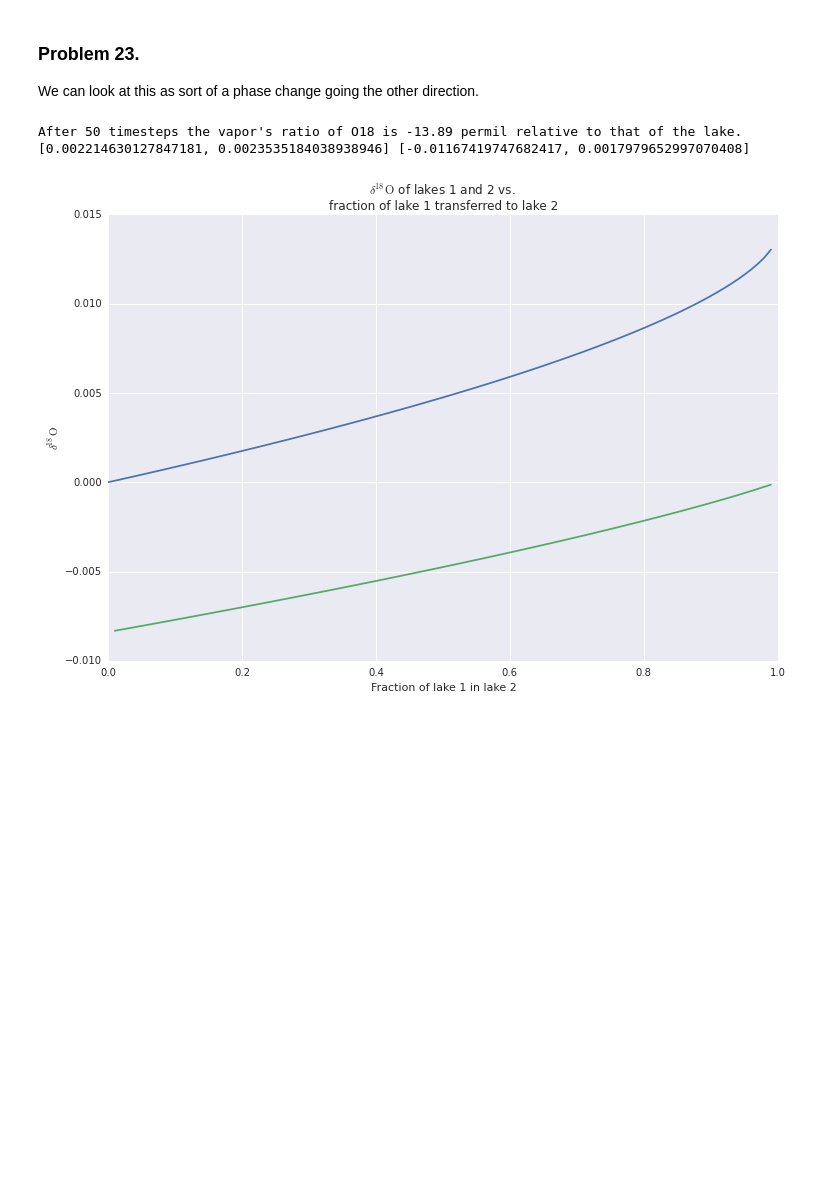
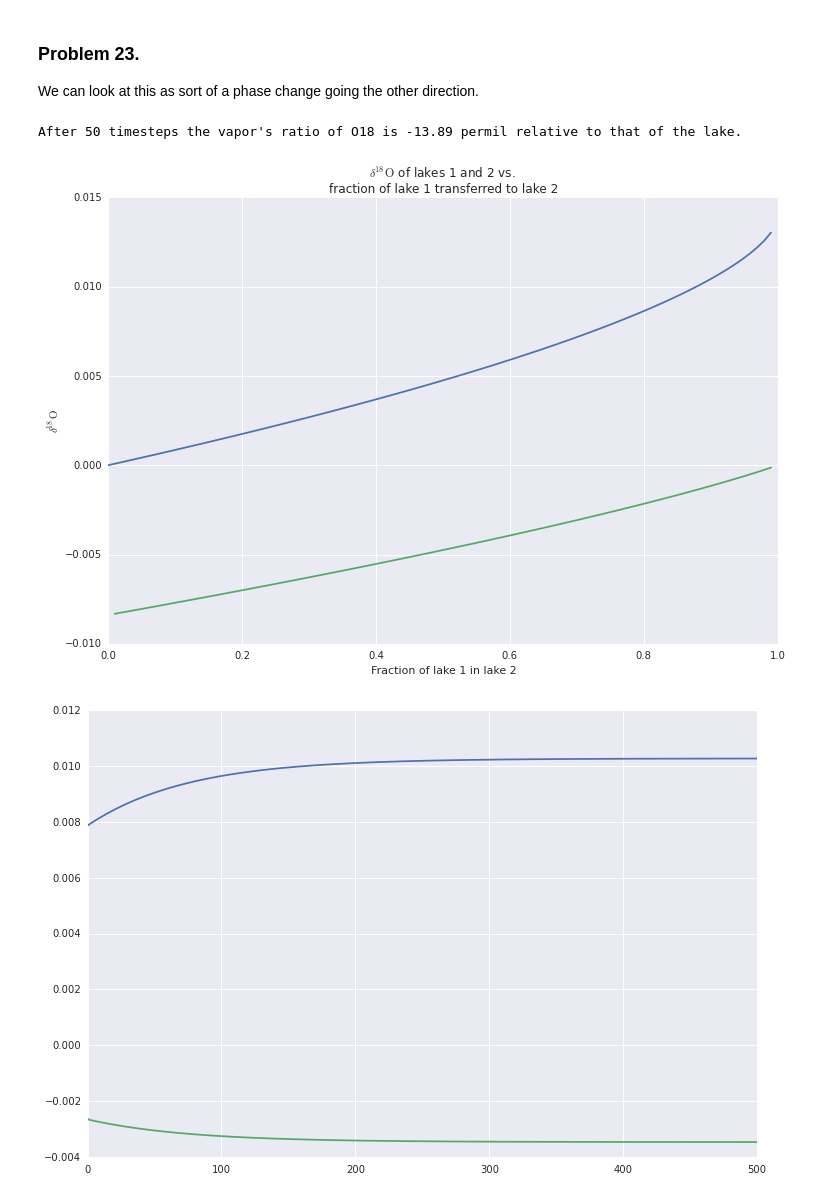
Before and after one commit to jdangerx/planetaryclimate, a Jupyter notebook: ch1.ipynb, the cells around one changed output. Drawn from its saved outputs; the diff is of its cells as text; code cells hidden in the pictures; blank space fills up the shorter version.

```diff
--- a/ch1.ipynb
+++ b/ch1.ipynb
@@ -801,48 +801,50 @@ def problem23b():
     # thus 1-frac is the fraction remaining in lake1
     fracs = np.linspace(0, 0.99, 100)
     d_lake1s = [d_source_of_frac(travel_over_mtn, frac) for frac in fracs]
     d_lake2s = [d_target(d_source_0, d_lake1, 1-frac)
                 for frac, d_lake1 in zip(fracs, d_lake1s)]
 
     plt.figure(figsize=(12,8))
     plt.plot(fracs, d_lake1s)
     plt.plot(fracs, d_lake2s)
     plt.title("$\delta^{18}\mathrm{O}$ of lakes 1 and 2 vs. \n"
               "fraction of lake 1 transferred to lake 2")
     plt.ylabel("$\delta^{18}\mathrm{O}$")
     plt.xlabel("Fraction of lake 1 in lake 2")
 
-    d_lake1_25_0 = d_source_of_frac(travel_over_mtn, 0.25)
-    d_lake2_25_0 = d_lake1_25_0 + epsilon
+    d_lake1_25_0 = d_source_of_frac(travel_over_mtn, 0.75)
+    d_lake2_25_0 = d_target(d_source_0, d_lake1_25_0, 0.25)
 
     return d_lake1_25_0, d_lake2_25_0, epsilon
 
 def problem23c():
     # starting point is when lake2 has 25% of lake1
-    remaining_lake2 = 0.25
-    remaining_lake1 = 0.75
+    remaining_lake2 = 0.75
+    remaining_lake1 = 0.25
     f_12 = 0.99  # prop. of lake 1 remaining after some goes to lake 2
-    f_21 = 0.97  # prop. of lake 2 remaining after some goes to lake 1
     d_lake1_0, d_lake2_0, evap_epsilon = problem23b()
     d_lake1s = [d_lake1_0]
     d_lake2s = [d_lake2_0]
-    # for n in range(100):
-    # now we know isotopic composition of lake2
-    d_lake1_n = d_source_of_t(evap_epsilon, d_lake1s[0], f_12, 1)
-    d_lake2_n = d_target(d_lake1_0, d_lake1_n, remaining_lake1)
-    # now we find the isotopic composition of lake1
-    # d_lake1_n = d_target(d_lake2_0, d_lake2_n, remaining_lake2)
-    # f2d2 + f1d1 = d0
-    # d1 = d0 - f2d2  / f1
-    d_lake1_n = (d_lake1_0 - remaining_lake2 * d_lake2_n) / remaining_lake1
-    d_lake1s.append(d_lake1_n)
-    d_lake2s.append(d_lake2_n)
+    for n in range(500):
+        d_lake1_n = d_source_of_t(evap_epsilon, d_lake1s[-1], f_12, 1)
+        # now we know isotopic composition of lake2
+        d_lake2_n = d_target(0, d_lake1_n, remaining_lake1)
+        # now we find the isotopic composition of lake1 which is basically
+        # a weighted average
+        d_lake1_n = f_12 * d_lake1_n + (1- f_12) * d_lake2_n
+        d_lake1s.append(d_lake1_n)
+        d_lake2s.append(d_lake2_n)
+    # print(d_lake2s)
+    # print(d_lake1s)
 
-    print(d_lake1s, d_lake2s)
+
+    plt.figure(figsize=(12,8))
+    plt.plot(list(range(501)), d_lake1s)
+    plt.plot(list(range(501)), d_lake2s)
 
 
 problem23c()
 # %% [output]
 After 50 timesteps the vapor's ratio of O18 is -13.89 permil relative to that of the lake.
-[0.002214630127847181, 0.0023535184038938946] [-0.01167419747682417, 0.0017979652997070408]
 [figure]
+[figure, added]
```
